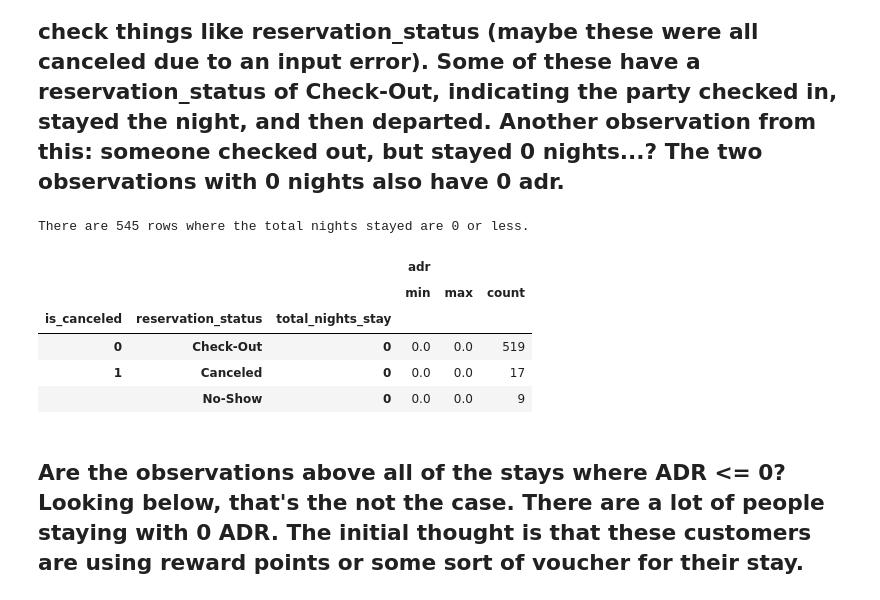
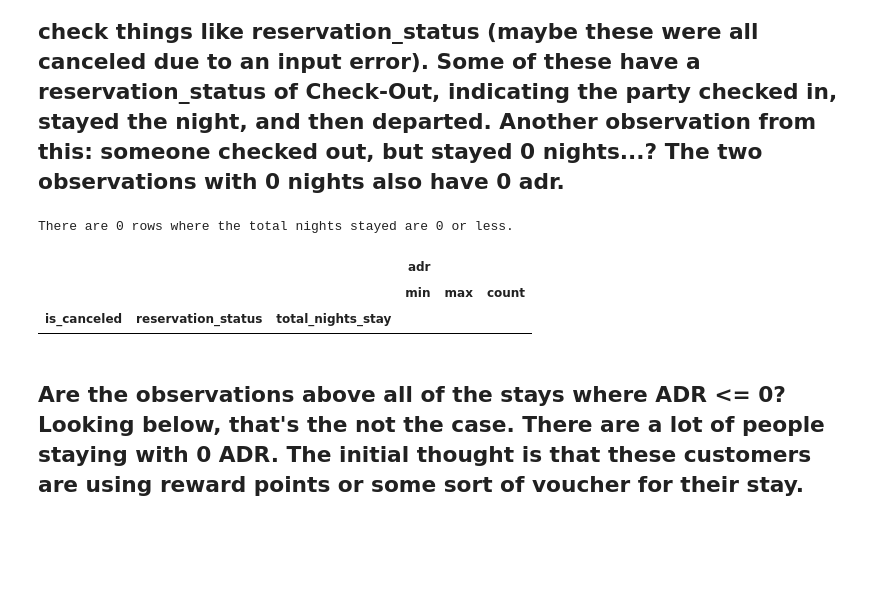
Before and after one commit to josephburton06/Hotel-Bookings, a Jupyter notebook: acquire_prep_some_explore_hotel_bookings.ipynb, the cells around one changed output. Saved outputs shown, nothing was run; the diff lists cells and outputs as text; code cells hidden in the pictures; blank space fills up the shorter version.

```diff
--- a/acquire_prep_some_explore_hotel_bookings.ipynb
+++ b/acquire_prep_some_explore_hotel_bookings.ipynb
@@ -173,7 +173,10 @@ train['arrival_day_is_weekend'] = np.where(train['arrival_day_of_week'] >= 5, 1,
 # %% [markdown]
 ## Create a column where previous bookings canceled is divided by the sum of cancels and non-cancels, or total visits:
 # %%
-train['cancel_rate'] = train['previous_cancellations'] / (train['previous_cancellations'] + train['previous_bookings_not_canceled'])
+train['cancel_rate'] = train['previous_cancellations'] / \
+    (train['previous_cancellations'] + train['previous_bookings_not_canceled'])
+
 train['cancel_rate'].fillna(0, inplace=True)
+
 train[train.cancel_rate > 0].head(3)
 # %% [output]
@@ -209,7 +216,9 @@ train[['total_nights_stay', 'stays_in_week_nights', 'stays_in_weekend_nights']]\
 # %%
-train.loc[((train['total_nights_stay'] == 0) & (train['arrival_day_is_weekend'] == 0)), 'stays_in_week_nights' ] = 1
+train.loc[((train['total_nights_stay'] == 0) & (train['arrival_day_is_weekend'] == 0))\
+          , 'stays_in_week_nights' ] = 1
 # %%
-train.loc[((train['total_nights_stay'] == 0) & (train['arrival_day_is_weekend'] == 1)), 'stays_in_weekend_nights' ] = 1
+train.loc[((train['total_nights_stay'] == 0) & (train['arrival_day_is_weekend'] == 1))\
+          , 'stays_in_weekend_nights' ] = 1
 # %%
 # Redo total_nights_stay column:
 train['total_nights_stay'] = train['stays_in_week_nights'] + train['stays_in_weekend_nights']
@@ -309,16 +340,19 @@ train[(train.is_repeated_guest == 1) & (train.previous_cancellations == 0) & (tr
 # %% [markdown]
 ## Similarly, there are rows where the customer has no previous cancel or non-cancel event, but they are labeled as a repeat customer.  I pulled all columns for the first 5 observations to check things like reservation_status (maybe these were all canceled due to an input error).  Some of these have a reservation_status of Check-Out, indicating the party checked in, stayed the night, and then departed.  Another observation from this: someone checked out, but stayed 0 nights...?  The two observations with 0 nights also have 0 adr.
 # %%
-print('There are {} rows where the total nights stayed are 0 or less.'.format(train['total_nights_stay'][train.total_nights_stay <=0].count()))
-train[['is_canceled', 'reservation_status', 'total_nights_stay','adr']][train['total_nights_stay'] <= 0].groupby(['is_canceled', 'reservation_status','total_nights_stay'], as_index=False).agg(['min', 'max', 'count'])
+# The columns for number of nights stayed have been adjusted to reflect
+# at least 1 night for either weekend or weeknight check-in.
+print('There are {} rows where the total nights stayed are 0 or less.'\
+      .format(train['total_nights_stay'][train.total_nights_stay <=0].count()))
+
+train[['is_canceled', 'reservation_status', 'total_nights_stay','adr']]\
+    [train['total_nights_stay'] <= 0].groupby(['is_canceled', 'reservation_status',\
+    'total_nights_stay'], as_index=False).agg(['min', 'max', 'count'])
 # %% [output]
-There are 545 rows where the total nights stayed are 0 or less.
+There are 0 rows where the total nights stayed are 0 or less.
 |  |  |  | adr |  |  |
 |  |  |  | min | max | count |
 | is_canceled | reservation_status | total_nights_stay |  |  |  |
-| 0 | Check-Out | 0 | 0.0 | 0.0 | 519 |
-| 1 | Canceled | 0 | 0.0 | 0.0 | 17 |
-|  | No-Show | 0 | 0.0 | 0.0 | 9 |
 # %% [markdown]
 ## Are the observations above all of the stays where ADR <= 0?  Looking below, that's the not the case.  There are a lot of people staying with 0 ADR.  The initial thought is that these customers are using reward points or some sort of voucher for their stay.
 # %%
```
Also changed, not shown: parts of 18 cells of this notebook.
